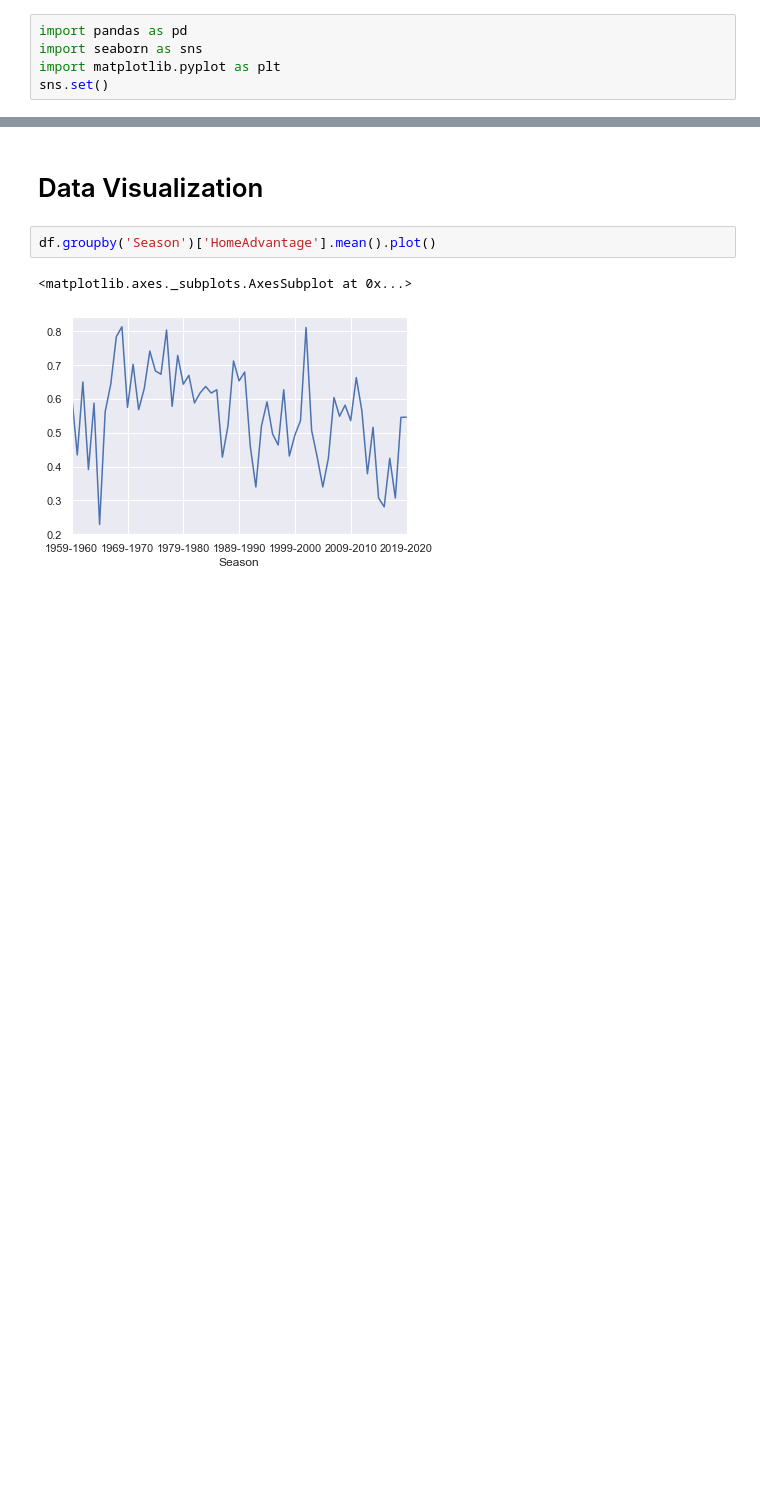
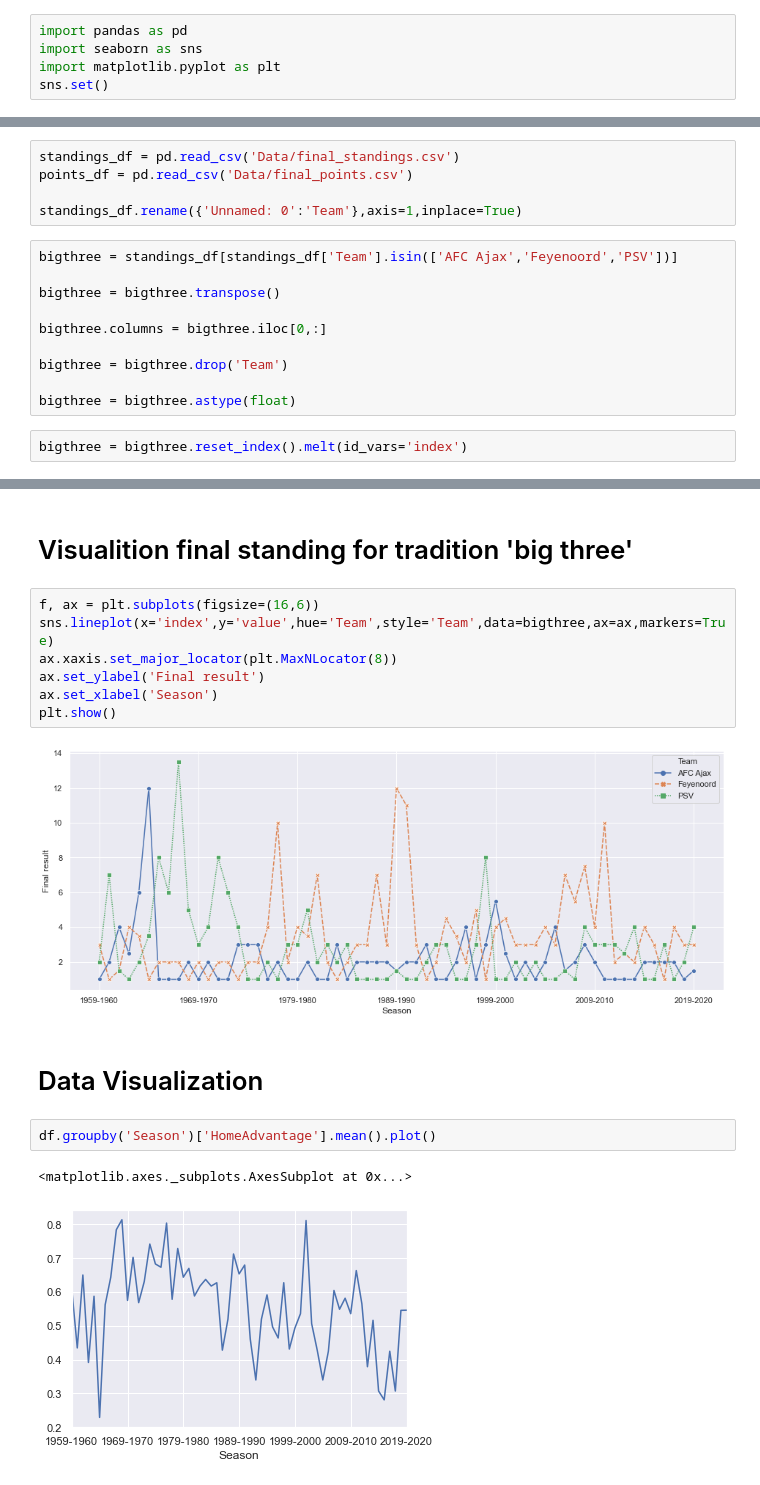
Before and after one commit to rmfaber/FootballPredictions, a Jupyter notebook: DataVis.ipynb, the cells around one changed output, grey strips where cells are left out. Saved outputs shown, nothing was run; the diff lists cells and outputs as text; blank space fills up the shorter version.

```diff
--- a/DataVis.ipynb
+++ b/DataVis.ipynb
@@ -13,3 +13,20 @@ df.head()
 | 2 | 1959-1960 | 1 | Blauw Wit | Sittardia | 5 | 2 | 1 | 3 | 0 | ... |
 | 3 | 1959-1960 | 1 | USV Elinkwijk | MVV Maastricht | 2 | 0 | 1 | 3 | 0 | ... |
 | 4 | 1959-1960 | 1 | Feijenoord | Sparta Rotterdam | 0 | 1 | 2 | 0 | 3 | ... |
+# %%
+standings_df = pd.read_csv('Data/final_standings.csv')
+points_df = pd.read_csv('Data/final_points.csv')
+
+standings_df.rename({'Unnamed: 0':'Team'},axis=1,inplace=True)
+# %%
+bigthree = standings_df[standings_df['Team'].isin(['AFC Ajax','Feyenoord','PSV'])]
+
+bigthree = bigthree.transpose()
+
+bigthree.columns = bigthree.iloc[0,:]
+
+bigthree = bigthree.drop('Team')
+
+bigthree = bigthree.astype(float)
+# %%
+bigthree = bigthree.reset_index().melt(id_vars='index')
@@ -16,3 +49,14 @@ df.head()
+# %% [markdown]
+# Visualition final standing for tradition 'big three'
+# %%
+f, ax = plt.subplots(figsize=(16,6))
+sns.lineplot(x='index',y='value',hue='Team',style='Team',data=bigthree,ax=ax,markers=True)
+ax.xaxis.set_major_locator(plt.MaxNLocator(8))
+ax.set_ylabel('Final result')
+ax.set_xlabel('Season')
+plt.show()
+# %% [output]
+[figure, added]
 # %% [markdown]
 # Data Visualization
 # %%
```
Also changed, not shown: parts of 1 cell of this notebook, 4 other files.
